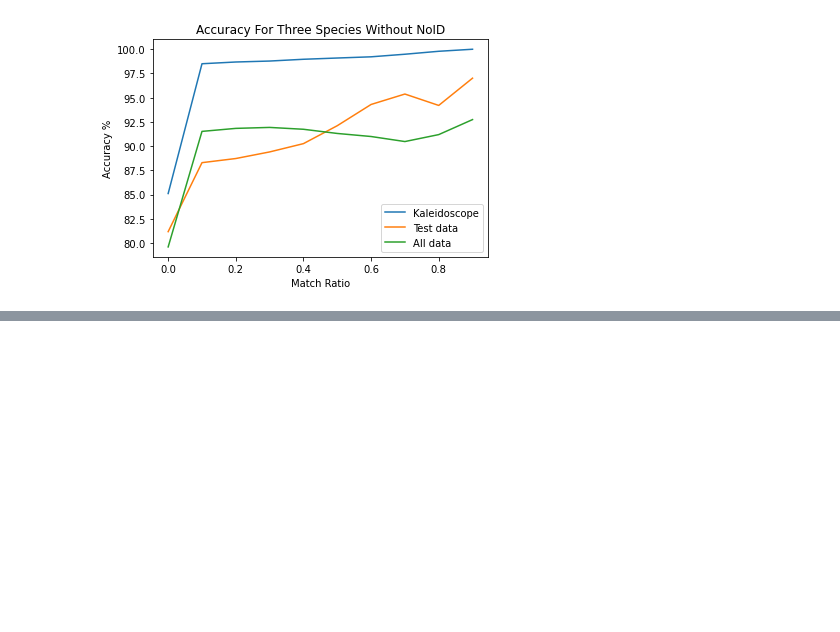
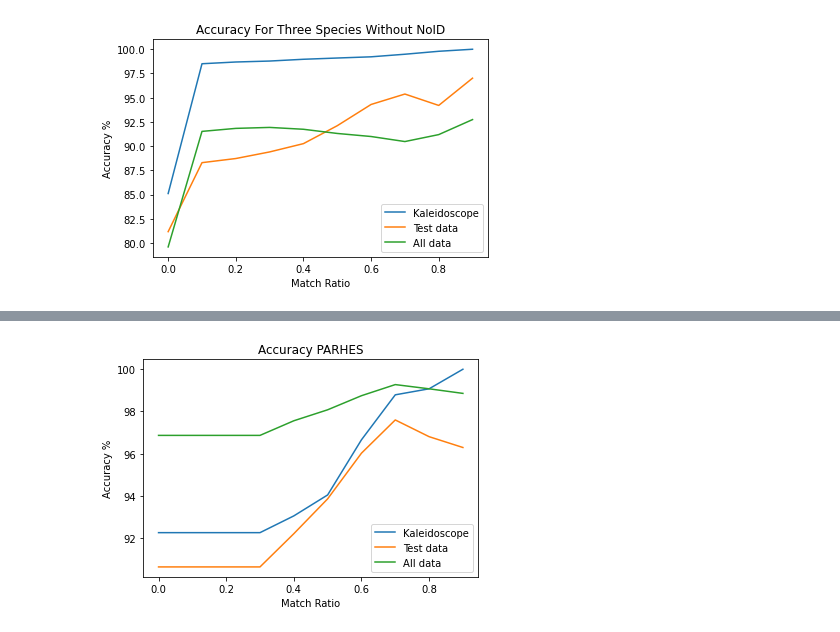
Before and after one commit to haberkornm/Springboard, a Jupyter notebook: Bat_Echolocation_Capstone/Modeling/Bat_Echolocation_Modeling.ipynb, the cells around one changed output, grey strips where cells are left out. Drawn from its saved outputs; the diff is of its cells as text; code cells hidden in the pictures; blank space fills up the shorter version.

```diff
--- a/Bat_Echolocation_Capstone/Modeling/Bat_Echolocation_Modeling.ipynb
+++ b/Bat_Echolocation_Capstone/Modeling/Bat_Echolocation_Modeling.ipynb
@@ -1162,0 +1295,10 @@ print(all_y_r3)
+# %%
+all_x_parhes = []
+all_y_parhes = []
+for i in [float(x/10) for x in range(10)]:
+    all_x_parhes.append(i)
+    tempdf = data[data['MATCH RATIO'] >= i][data['Spp'] == 'PARHES']
+    #print(len(tempdf))
+    all_y_parhes.append(sum(tempdf['Pred_Result'] == True) / len(tempdf) * 100)
+print(all_x_parhes)
+print(all_y_parhes)
@@ -1224,0 +1384,11 @@ Weighted f1 score: 0.8580359693616766
+# %%
+plt.plot(aa_parhes, bb_parhes, label = 'Kaleidoscope')
+plt.plot(test_x_parhes, test_y_parhes, label = 'Test data')
+plt.plot(all_x_parhes, all_y_parhes, label = 'All data')
+plt.legend(loc="lower right")
+plt.xlabel('Match Ratio')
+plt.ylabel('Accuracy %')
+plt.title('Accuracy PARHES')
+plt.show()
+# %% [output]
+[figure, added]
```
Also changed, not shown: parts of 94 cells of this notebook.
